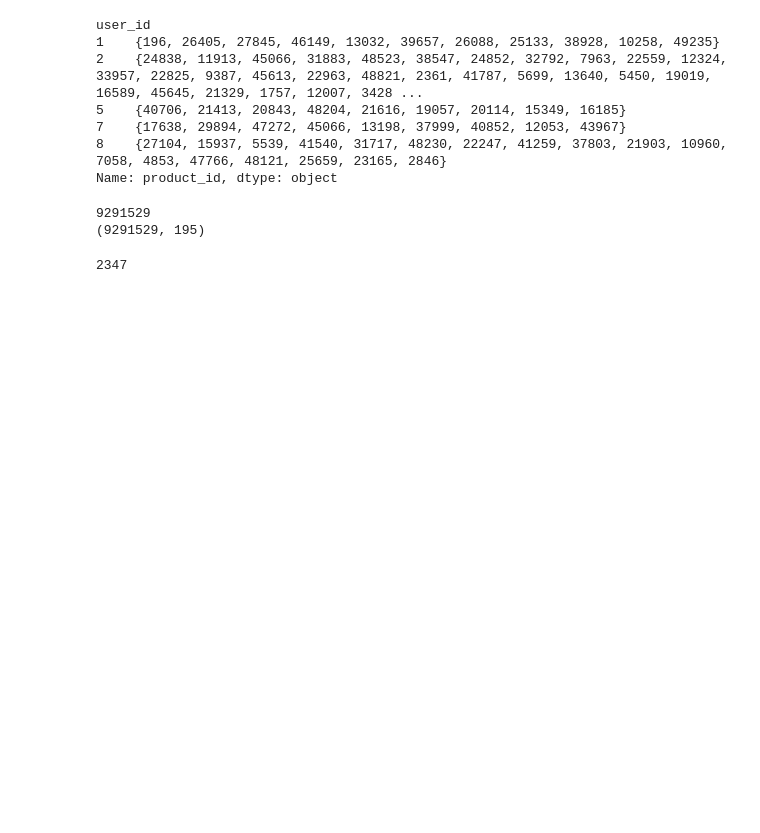
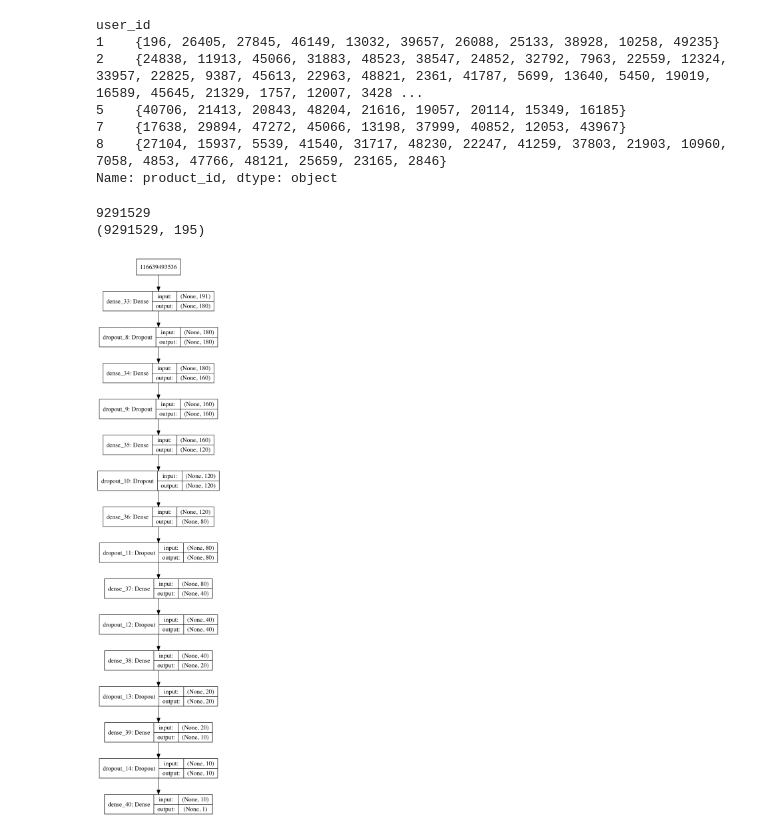
Before and after one commit to Wafic/instacart-kaggle-competition, a Jupyter notebook: instacart_feature_engineering.ipynb, the cells around one changed output. Drawn from its saved outputs; the diff is of its cells as text; code cells hidden in the pictures; blank space fills up the shorter version.

Commit message:
test model run

```diff
--- a/instacart_feature_engineering.ipynb
+++ b/instacart_feature_engineering.ipynb
@@ -380,29 +382,34 @@ print(train_features.shape)
 9291529
 (9291529, 195)
 # %%
-X_train = train_features.drop(['user_id', 'order_id_x','order_id_y'], axis=1).as_matrix()[:2000000]
+X_train = train_features.drop(['user_id', 'order_id_x','order_id_y','product_id'], axis=1).fillna(0).as_matrix()[:2000000]
 Y_train = np.array(trainLabels).astype('int8')[:2000000]
-# %%
-del train_orders
-del test_orders
-
-gc.collect()
-# %% [output]
-2347
 # %%
 # fix random seed for reproducibility
 np.random.seed(7)
 
 # create model
 model = Sequential()
-model.add(Dense(200, input_dim=192, activation='relu'))
+model.add(Dense(180, input_dim=X_train.shape[1], activation='relu'))
+model.add(Dropout(0.5))
 model.add(Dense(160, activation='relu'))
+model.add(Dropout(0.5))
 model.add(Dense(120, activation='relu'))
+model.add(Dropout(0.5))
 model.add(Dense(80, activation='relu'))
+model.add(Dropout(0.5))
 model.add(Dense(40, activation='relu'))
+model.add(Dropout(0.5))
 model.add(Dense(20, activation='relu'))
+model.add(Dropout(0.5))
 model.add(Dense(10, activation='relu'))
+model.add(Dropout(0.5))
 model.add(Dense(1, activation='sigmoid'))
+# %%
+keras.utils.plot_model(model, to_file='test_keras_plot_model.png', show_shapes=True)
+IPython.display.Image('test_keras_plot_model.png')
+# %% [output]
+[figure, added]
 # %%
 # Compile model
 adam = optimizers.Adam()
```
Also changed, not shown: parts of 16 cells of this notebook.
